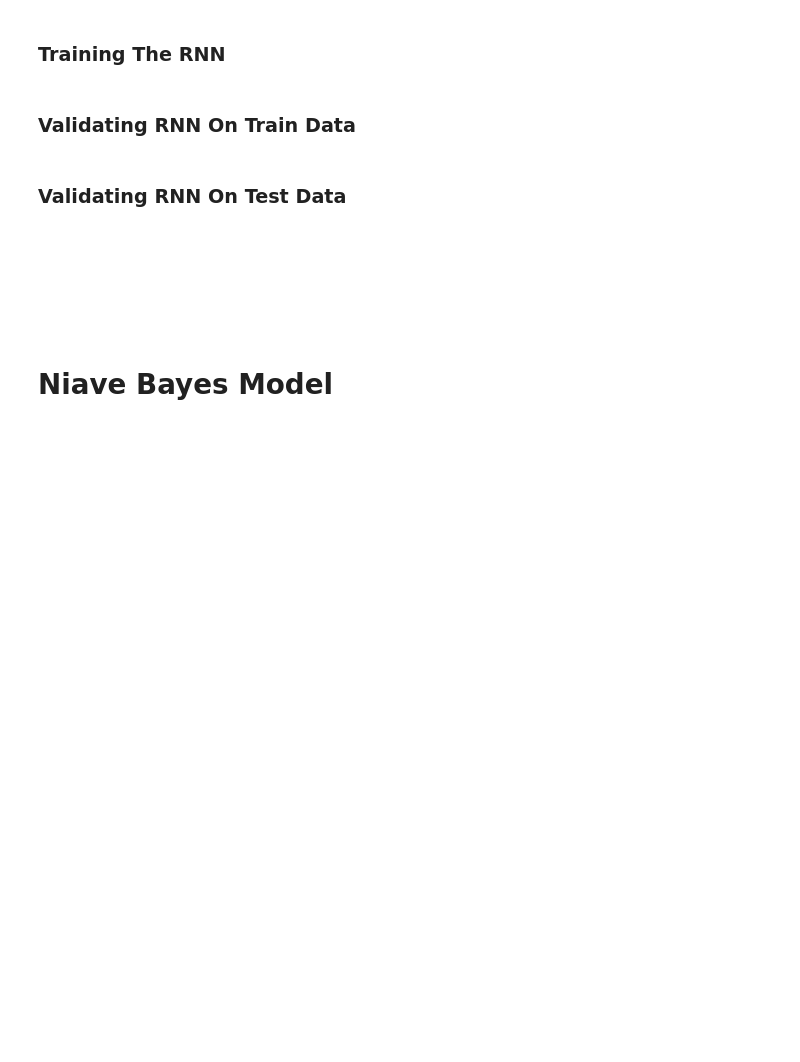
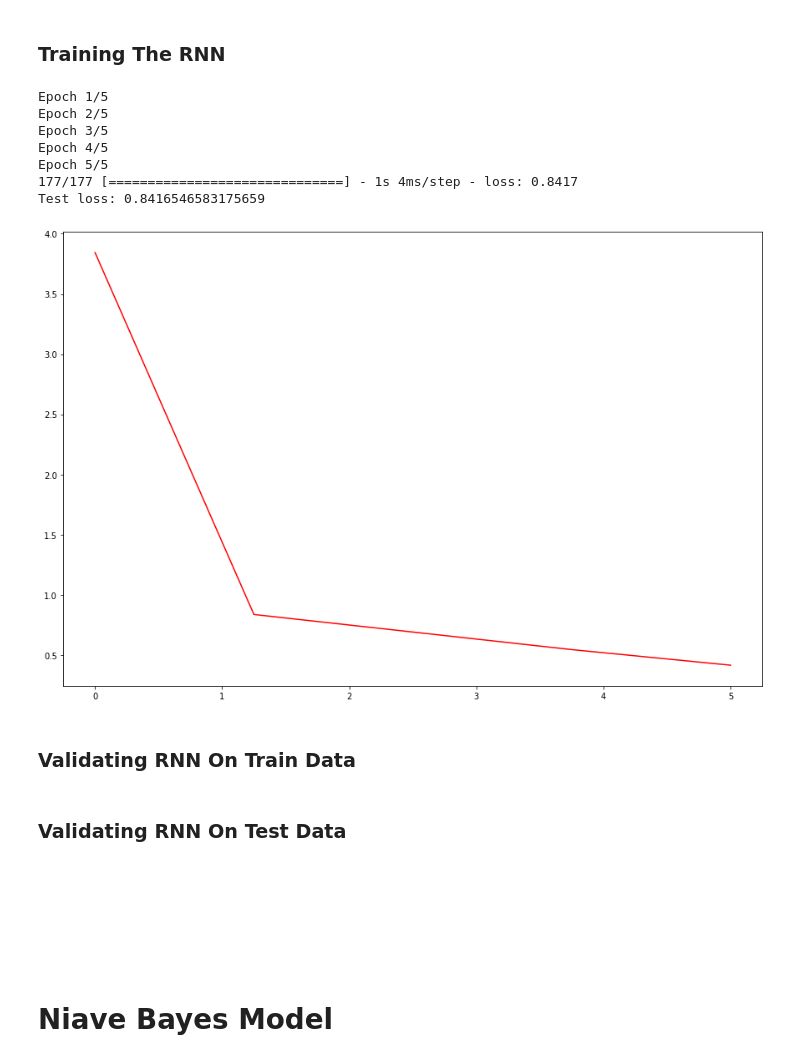
Before and after one commit to ParkerH98/OklahomaStateUniversity, a Jupyter notebook: MovieRatings.ipynb, the cells around one changed output. Saved outputs shown, nothing was run; the diff lists cells and outputs as text; code cells hidden in the pictures; blank space fills up the shorter version.

```diff
--- a/MovieRatings.ipynb
+++ b/MovieRatings.ipynb
@@ -157,4 +239,4 @@ encoder,
 model_RNN.summary()
 
 model_RNN.compile(loss=tf.keras.losses.MeanSquaredError(),
-            optimizer=tf.keras.optimizers.RMSProp(1e-4))
+            optimizer=tf.keras.optimizers.RMSprop(1e-4))
@@ -161,15 +261,29 @@ model_RNN.compile(loss=tf.keras.losses.MeanSquaredError(),
 # %% [markdown]
 ### Training The RNN
 # %%
-model_RNN.fit(
+history = model_RNN.fit(
     x_train,
     y_train,
     batch_size=256,
     epochs=5,
     verbose=5)
 
 score = model_RNN.evaluate(x_test, y_test)
 print('Test loss:', score)
+
+loss_history = history.history['loss']
+plot.figure(figsize = [15, 10])
+iterations, = plot.plot(np.linspace(0, len(loss_history), len(loss_history)), loss_history, color='red')
+plot.show()
+# %% [output]
+Epoch 1/5
+Epoch 2/5
+Epoch 3/5
+Epoch 4/5
+Epoch 5/5
+177/177 [==============================] - 1s 4ms/step - loss: 0.8417
+Test loss: 0.8416546583175659
+[figure, added]
 # %% [markdown]
 ### Validating RNN On **Train** Data
 # %%
```
Also changed, not shown: parts of 8 cells of this notebook, 2 other files.
